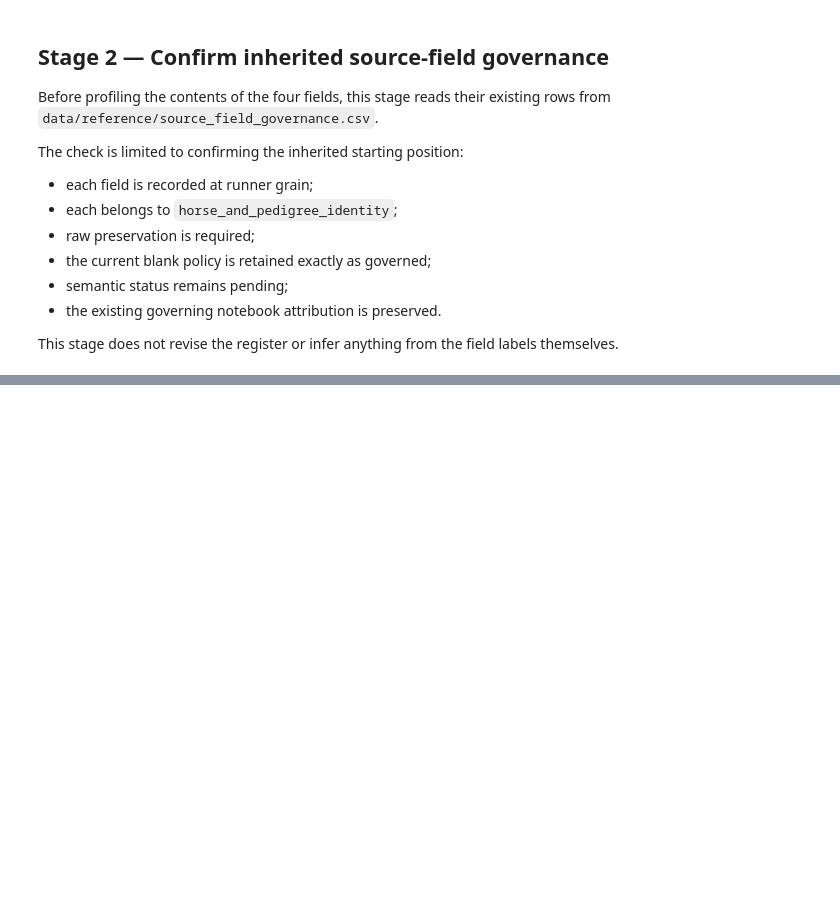
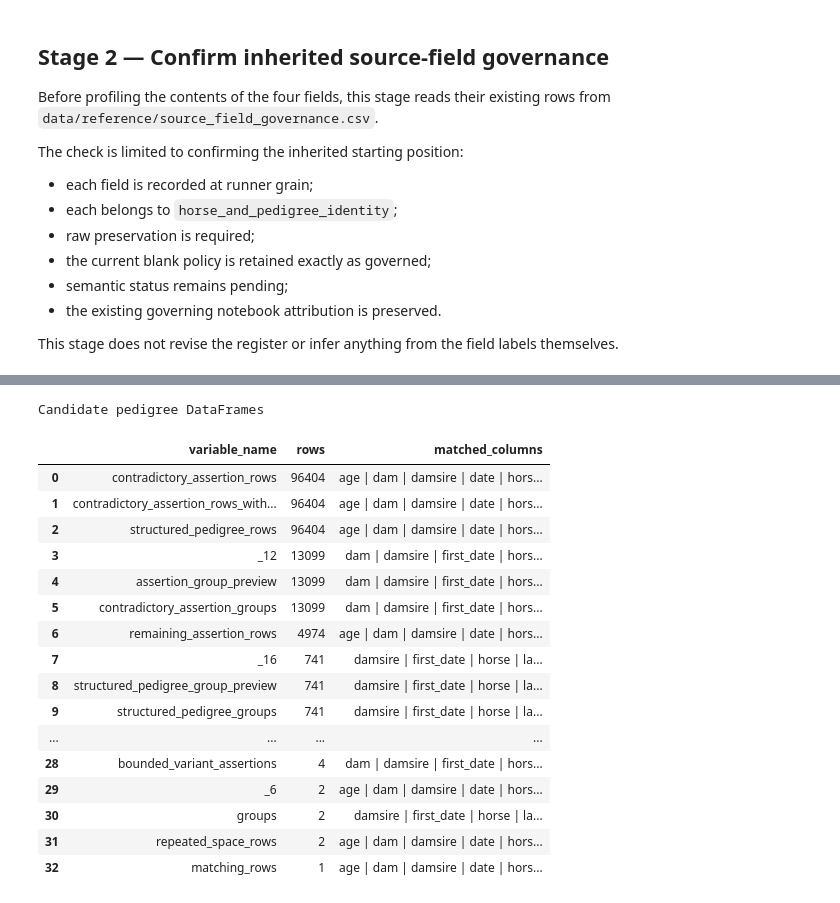
Before and after one commit to rjmac22/inside-rails-horse-racing, a Jupyter notebook: notebooks/19_horse_and_pedigree_identity.ipynb, the cells around one changed output, grey strips where cells are left out. Saved outputs shown, nothing was run; the diff lists cells and outputs as text; code cells hidden in the pictures; blank space fills up the shorter version.

Commit message:
Complete Notebook 19 horse and pedigree identity analysis

```diff
--- a/notebooks/19_horse_and_pedigree_identity.ipynb
+++ b/notebooks/19_horse_and_pedigree_identity.ipynb
@@ -192,0 +5150,75 @@ horse_identity_governance
+# %%
+# Find existing DataFrames that could support Stage 6.
+candidate_frames = []
+
+global_items = list(globals().items())
+
+for variable_name, value in global_items:
+    if not isinstance(value, pd.DataFrame):
+        continue
+
+    columns = set(value.columns)
+
+    relevant_columns = {
+        "horse",
+        "sire",
+        "dam",
+        "structured_dam",
+        "damsire",
+        "date",
+        "first_date",
+        "last_date",
+        "age",
+        "minimum_age",
+        "maximum_age",
+        "sex",
+        "sex_values",
+        "runner_rows",
+    }
+
+    matched_columns = sorted(
+        columns.intersection(relevant_columns)
+    )
+
+    if {"horse", "sire", "damsire"}.issubset(columns):
+        candidate_frames.append(
+            {
+                "variable_name": variable_name,
+                "rows": len(value),
+                "matched_columns": " | ".join(
+                    matched_columns
+                ),
+            }
+        )
+
+candidate_frames = (
+    pd.DataFrame(candidate_frames)
+    .sort_values(
+        ["rows", "variable_name"],
+        ascending=[False, True],
+        kind="stable",
+    )
+    .reset_index(drop=True)
+)
+
+print("Candidate pedigree DataFrames")
+candidate_frames
+# %% [output]
+Candidate pedigree DataFrames
+|  | variable_name | rows | matched_columns |
+| 0 | contradictory_assertion_rows | 96404 | age | dam | damsire | date | hors... |
+| 1 | contradictory_assertion_rows_with... | 96404 | age | dam | damsire | date | hors... |
+| 2 | structured_pedigree_rows | 96404 | age | dam | damsire | date | hors... |
+| 3 | _12 | 13099 | dam | damsire | first_date | hors... |
+| 4 | assertion_group_preview | 13099 | dam | damsire | first_date | hors... |
+| 5 | contradictory_assertion_groups | 13099 | dam | damsire | first_date | hors... |
+| 6 | remaining_assertion_rows | 4974 | age | dam | damsire | date | hors... |
+| 7 | _16 | 741 | damsire | first_date | horse | la... |
+| 8 | structured_pedigree_group_preview | 741 | damsire | first_date | horse | la... |
+| 9 | structured_pedigree_groups | 741 | damsire | first_date | horse | la... |
+| ... | ... | ... | ... |
+| 28 | bounded_variant_assertions | 4 | dam | damsire | first_date | hors... |
+| 29 | _6 | 2 | age | dam | damsire | date | hors... |
+| 30 | groups | 2 | damsire | first_date | horse | la... |
+| 31 | repeated_space_rows | 2 | age | dam | damsire | date | hors... |
+| 32 | matching_rows | 1 | age | dam | damsire | date | hors... |
```
Also changed, not shown: parts of 93 cells of this notebook.
